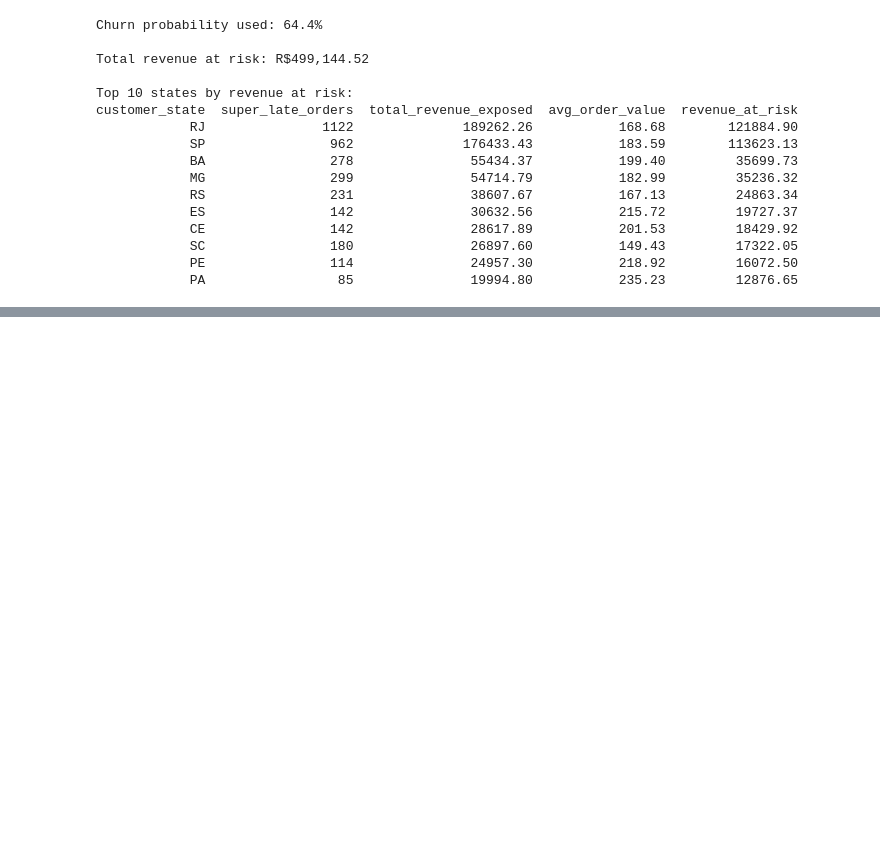
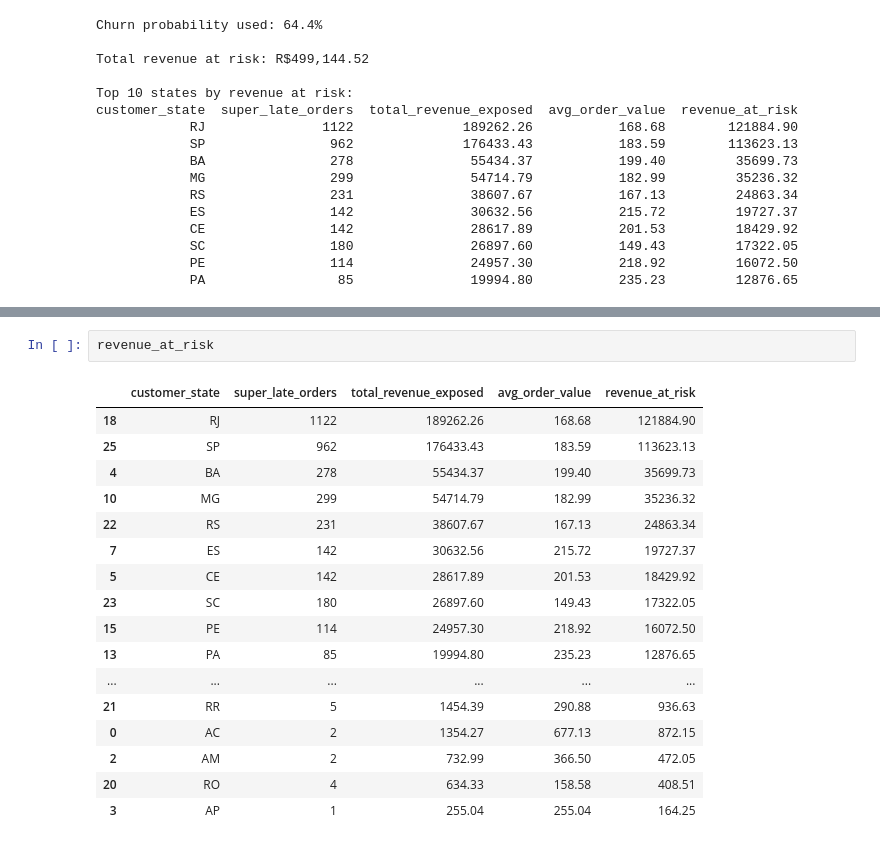
Before and after one commit to BBWorksB/AmaliTech-DEG-Project-based-challenges, a Jupyter notebook: data-engineering/Logistics-auditor/Amaliteh_DE_Logistic.ipynb, the cells around one changed output, grey strips where cells are left out. Drawn from its saved outputs; the diff is of its cells as text; blank space fills up the shorter version.

```diff
--- a/data-engineering/Logistics-auditor/Amaliteh_DE_Logistic.ipynb
+++ b/data-engineering/Logistics-auditor/Amaliteh_DE_Logistic.ipynb
@@ -1277,0 +1337,20 @@ fig8.show()
+# %%
+revenue_at_risk
+# %% [output]
+|  | customer_state | super_late_orders | total_revenue_exposed | avg_order_value | revenue_at_risk |
+| 18 | RJ | 1122 | 189262.26 | 168.68 | 121884.90 |
+| 25 | SP | 962 | 176433.43 | 183.59 | 113623.13 |
+| 4 | BA | 278 | 55434.37 | 199.40 | 35699.73 |
+| 10 | MG | 299 | 54714.79 | 182.99 | 35236.32 |
+| 22 | RS | 231 | 38607.67 | 167.13 | 24863.34 |
+| 7 | ES | 142 | 30632.56 | 215.72 | 19727.37 |
+| 5 | CE | 142 | 28617.89 | 201.53 | 18429.92 |
+| 23 | SC | 180 | 26897.60 | 149.43 | 17322.05 |
+| 15 | PE | 114 | 24957.30 | 218.92 | 16072.50 |
+| 13 | PA | 85 | 19994.80 | 235.23 | 12876.65 |
+| ... | ... | ... | ... | ... | ... |
+| 21 | RR | 5 | 1454.39 | 290.88 | 936.63 |
+| 0 | AC | 2 | 1354.27 | 677.13 | 872.15 |
+| 2 | AM | 2 | 732.99 | 366.50 | 472.05 |
+| 20 | RO | 4 | 634.33 | 158.58 | 408.51 |
+| 3 | AP | 1 | 255.04 | 255.04 | 164.25 |
```
Also changed, not shown: parts of 11 cells of this notebook.
